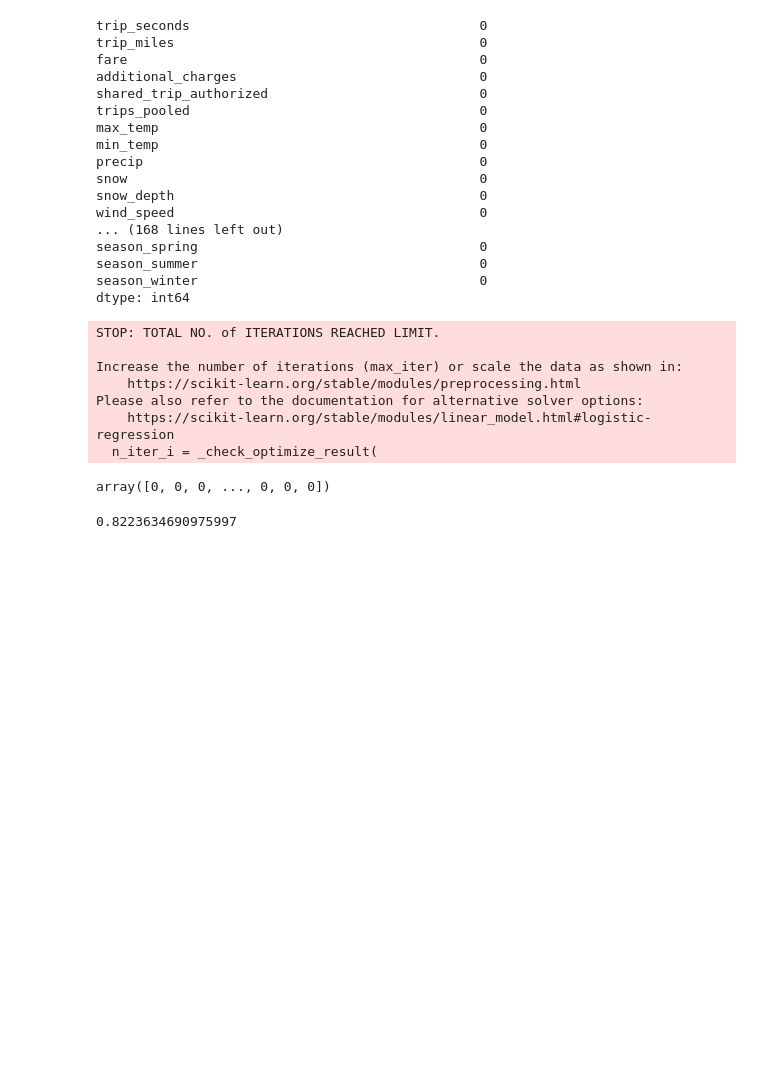
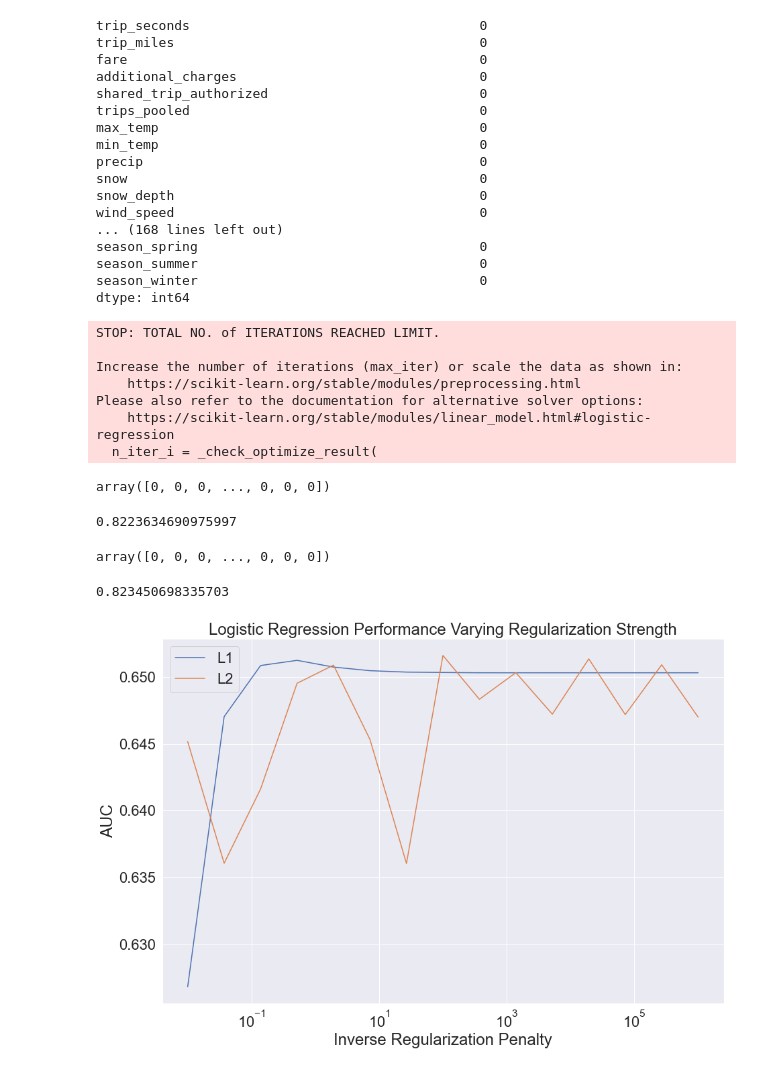
Before and after one commit to mjtv128/705-FinalProject, a Jupyter notebook: snow.ipynb, the cells around one changed output. Saved outputs shown, nothing was run; the diff lists cells and outputs as text; code cells hidden in the pictures; blank space fills up the shorter version.

```diff
--- a/snow.ipynb
+++ b/snow.ipynb
@@ -115,7 +115,7 @@ train['public_hol'].isnull().sum()
 X = pd.get_dummies(train, columns = ['dropoff_community_name', 'pickup_community_name', 'time_of_day', 'season'])
 X.drop(['nonzero_tip', 'tip', 'trip_start_timestamp', 'trip_end_timestamp', 'date' ], axis=1, inplace=True)
 # %%
-val = pd.read_csv('../../15_modified_data/val_data.csv')
+val = pd.read_csv('./15_modified_data/val_data.csv')
 val.head()
 # %% [output]
 |  | trip_start_timestamp | trip_end_timestamp | trip_seconds | trip_miles | fare | tip | ... |
@@ -259,0 +262,11 @@ accuracy_score(ypred, val_y)
+# %%
+logl1 = LogisticRegression(penalty='l1', solver='liblinear')
+logl1.fit(X, y)
+ypred = logl1.predict(val_X)
+ypred
+# %% [output]
+array([0, 0, 0, ..., 0, 0, 0])
+# %%
+accuracy_score(ypred, val_y)
+# %% [output]
+0.823450698335703
@@ -259,0 +276,39 @@ accuracy_score(ypred, val_y)
+# %%
+sns.set(rc={"figure.figsize": (15, 10)})
+penalties = np.linspace(-2, 6, 15)
+l1_scores = []
+l2_scores = []
+e_scores = []
+for penalty in penalties:
+    log_model = LogisticRegression(
+        max_iter=2000,
+        solver="liblinear",
+        penalty="l1",
+        C=10 ** penalty,
+        random_state=7452,
+    ).fit(X, y)
+    l1_scores.append(
+        roc_auc_score(val_y, log_model.predict_proba(val_X)[:, 1])
+    )
+    log_model = LogisticRegression(
+        max_iter=2000,
+        solver="liblinear",
+        penalty="l2",
+        C=10 ** penalty,
+        random_state=7452,
+    ).fit(X, y)
+    l2_scores.append(
+        roc_auc_score(val_y, log_model.predict_proba(val_X)[:, 1])
+    )
+# %%
+sns.set(font_scale = 2)
+plt.plot(10**penalties, l1_scores, label = "L1")
+plt.plot(10**penalties, l2_scores, label = "L2")
+plt.title("Logistic Regression Performance Varying Regularization Strength")
+plt.xlabel("Inverse Regularization Penalty")
+plt.ylabel("AUC")
+plt.legend()
+plt.xscale("log")
+plt.show()
+# %% [output]
+[figure, added]
```
Also changed, not shown: parts of 3 cells of this notebook.
